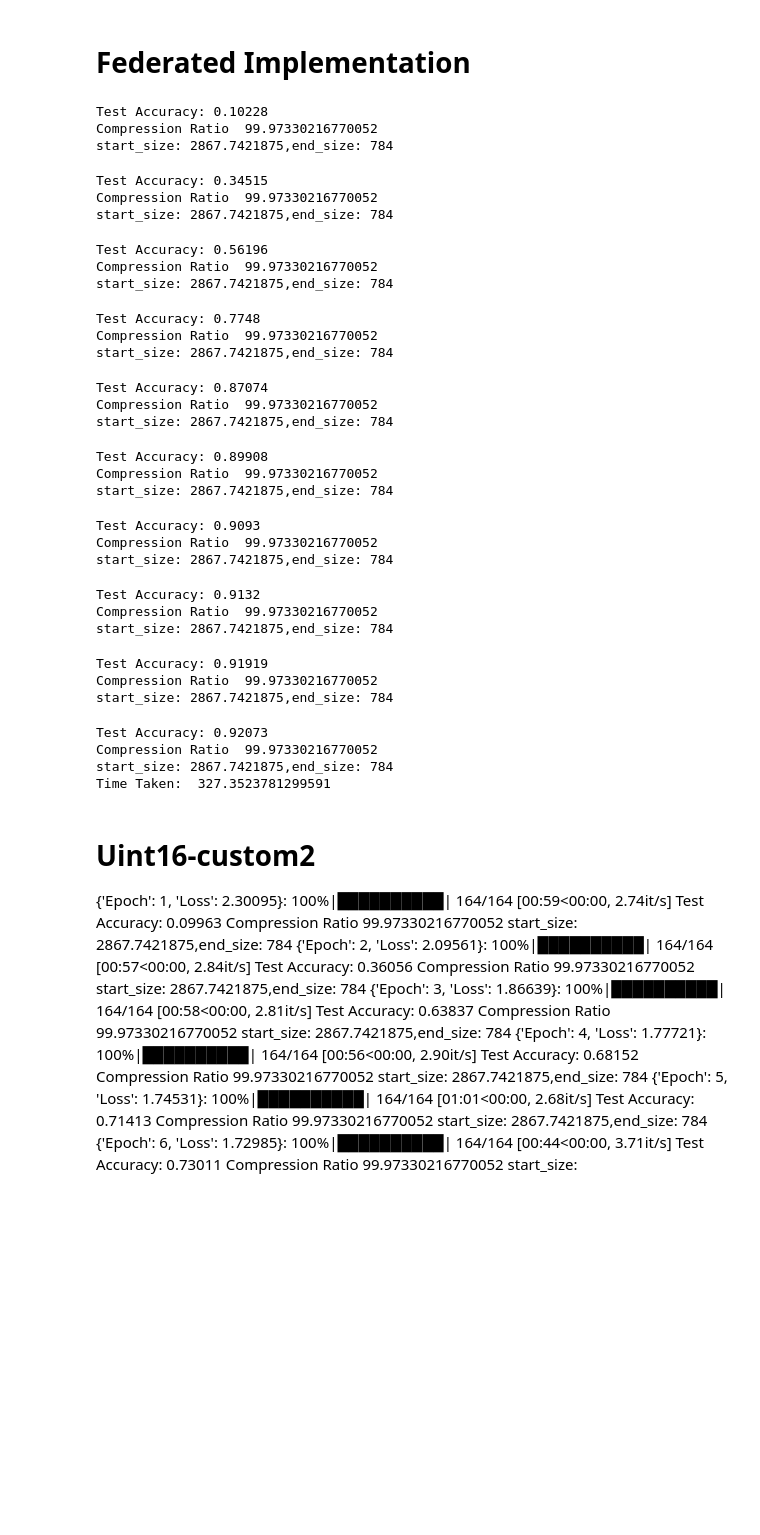
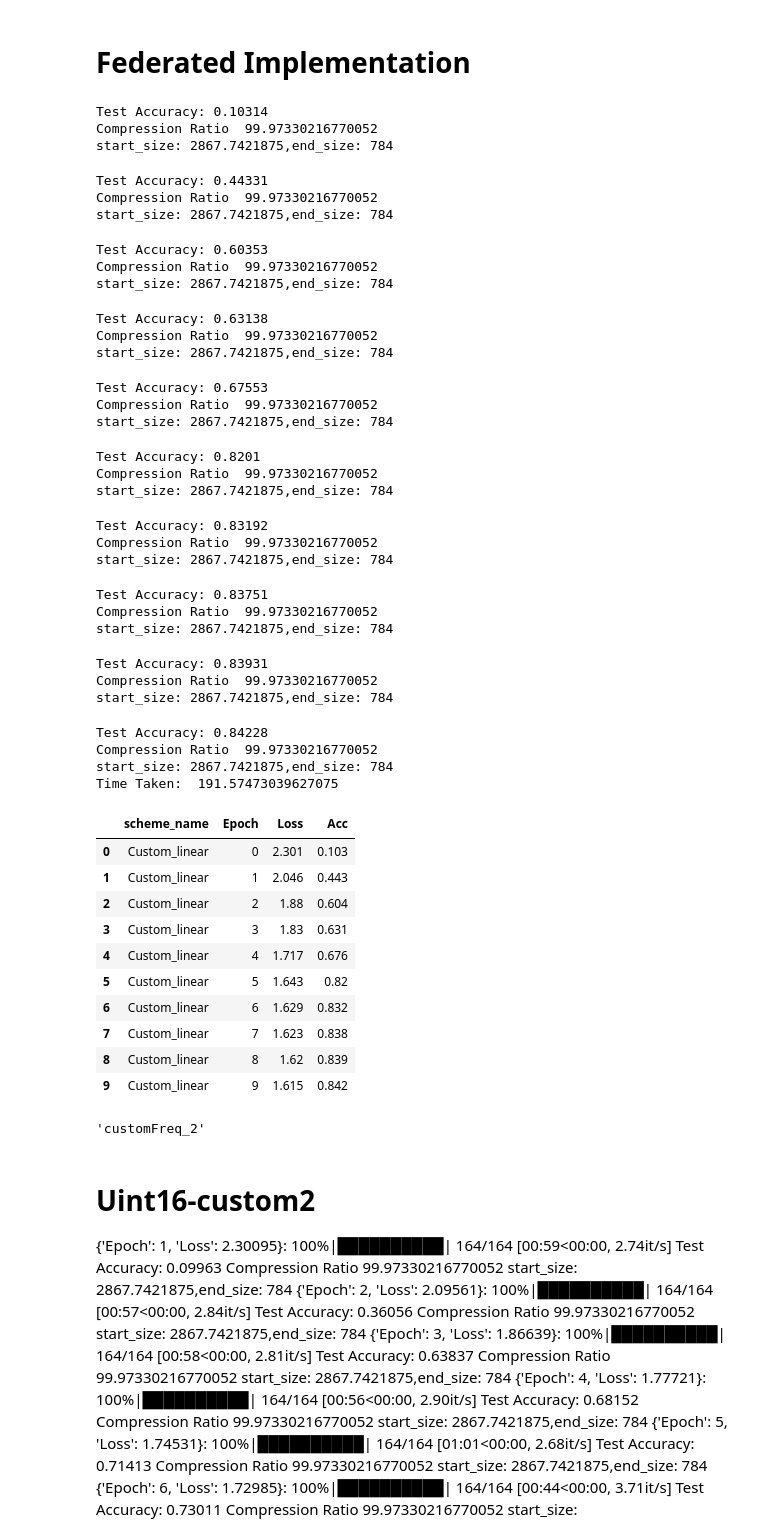
Before and after one commit to faiza-sfa/FedQuantization, a Jupyter notebook: phase_1_quantization_fed_implementation.ipynb, the cells around one changed output. Saved outputs shown, nothing was run; the diff lists cells and outputs as text; code cells hidden in the pictures; blank space fills up the shorter version.

Commit message:
automated_result_storing_phase_1

```diff
--- a/phase_1_quantization_fed_implementation.ipynb
+++ b/phase_1_quantization_fed_implementation.ipynb
@@ -242,7 +236,7 @@ After Quantization:  [ 8.      3.5     4.      0.75    2.5     0.0625  1.25    2
 import cv2
 
 
-class customCompression():
+class Custom_linear():
     def __init__(self, quantization_type = np.uint32):
         self.quantization_type = quantization_type
         #quantization_level from 0 to 100
@@ -322,7 +316,7 @@ print(sys.getsizeof(enc))
 # %%
 from scipy.fftpack import dct, idct
 
-class customFreq_1.5():
+class customFreq_1_5():
     # def __init__(self, precision_levels = [8, 4, 2]):
     def __init__(self, precision_levels = [32, 16, 8]):
         self.precision_levels = precision_levels
@@ -370,7 +364,7 @@ data = np.array(data, dtype = np.float32)
 
 print(data)
 data_type = np.uint16
-cmp = customFreq()
+cmp = customFreq_1_5()
 enc = cmp.encode(data) #quantization_level from 0 to 100
 print("Encoded",enc)
 
@@ -819,6 +824,8 @@ class MNIST_PAQ_COMP:
 		self.filename = filename
 		self.compression_ratio = 0
 		self.cmp=cmp
+		self.cell_column_names = ['scheme_name','Epoch','Loss','Acc']
+		self.cell = np.zeros((aggregate_epochs, len(self.cell_column_names)), dtype=object)
 
 	def define_model(self):
 		self.model = torch.nn.Sequential(
@@ -959,9 +966,14 @@ class MNIST_PAQ_COMP:
 			print("Test Accuracy:", round(test_acc.item(), 5))
 			print("Compression Ratio ", self.compression_ratio)
 			# print()
+			self.cell[epoch][0]=self.cmp.__class__.__name__
+			self.cell[epoch][1]=epoch
+			self.cell[epoch][2]= round(running_loss/client, 3)
+			self.cell[epoch][3]= round(test_acc.item(), 3)
+
 			print(f'start_size: {start_size/1024},end_size: {end_size}')
 			clients.close()
-		return agg_weight
+		return self.cell
 
 #%%
 # %%
@@ -975,43 +987,60 @@ tic = time.time()
 filename = f"saved_models_{epoch_time}"
 train_x, train_y, test_x, test_y = Dataset().load_csv()
 # cmp = customCompression(np.uint8)
-cmp = customFreq_2()
+# cmp = customFreq_2()
 
 # cmp = FP8()
 # cmp = QSGD(2,True)
+cmp = Custom_linear()
 m_8 = MNIST_PAQ_COMP(cmp = cmp, filename=filename, r=r, number_of_clients=number_of_clients, aggregate_epochs=aggregate_epochs, local_epochs=local_epochs)
 train_x, train_y = m_8.client_generator(train_x, train_y)
-agg_weights = m_8.train_aggregator({'x':train_x, 'y':train_y}, {'x':test_x, 'y':test_y})
+result = m_8.train_aggregator({'x':train_x, 'y':train_y}, {'x':test_x, 'y':test_y})
 print("Time Taken: ", time.time()-tic)
 # %% [output]
-Test Accuracy: 0.10228
+Test Accuracy: 0.10314
 Compression Ratio  99.97330216770052
 start_size: 2867.7421875,end_size: 784
-Test Accuracy: 0.34515
+Test Accuracy: 0.44331
 Compression Ratio  99.97330216770052
 start_size: 2867.7421875,end_size: 784
-Test Accuracy: 0.56196
+Test Accuracy: 0.60353
 Compression Ratio  99.97330216770052
 start_size: 2867.7421875,end_size: 784
-Test Accuracy: 0.7748
+Test Accuracy: 0.63138
 Compression Ratio  99.97330216770052
 start_size: 2867.7421875,end_size: 784
-Test Accuracy: 0.87074
+Test Accuracy: 0.67553
 Compression Ratio  99.97330216770052
 start_size: 2867.7421875,end_size: 784
-Test Accuracy: 0.89908
+Test Accuracy: 0.8201
 Compression Ratio  99.97330216770052
 start_size: 2867.7421875,end_size: 784
-Test Accuracy: 0.9093
+Test Accuracy: 0.83192
 Compression Ratio  99.97330216770052
 start_size: 2867.7421875,end_size: 784
-Test Accuracy: 0.9132
+Test Accuracy: 0.83751
 Compression Ratio  99.97330216770052
 start_size: 2867.7421875,end_size: 784
-Test Accuracy: 0.91919
+Test Accuracy: 0.83931
 Compression Ratio  99.97330216770052
 start_size: 2867.7421875,end_size: 784
-Test Accuracy: 0.92073
+Test Accuracy: 0.84228
 Compression Ratio  99.97330216770052
 start_size: 2867.7421875,end_size: 784
-Time Taken:  327.3523781299591
+Time Taken:  191.57473039627075
+# %%
+result =  pd.DataFrame(result, columns=m_8.cell_column_names)
+file_path = r'E:\MS_Thesis\Pre-defense-june\Results_for_update\scheme_ACC_LOSS_sheet.csv'
+display(result)
+# %% [output]
+|  | scheme_name | Epoch | Loss | Acc |
+| 0 | Custom_linear | 0 | 2.301 | 0.103 |
+| 1 | Custom_linear | 1 | 2.046 | 0.443 |
+| 2 | Custom_linear | 2 | 1.88 | 0.604 |
+| 3 | Custom_linear | 3 | 1.83 | 0.631 |
+| 4 | Custom_linear | 4 | 1.717 | 0.676 |
+| 5 | Custom_linear | 5 | 1.643 | 0.82 |
+| 6 | Custom_linear | 6 | 1.629 | 0.832 |
+| 7 | Custom_linear | 7 | 1.623 | 0.838 |
+| 8 | Custom_linear | 8 | 1.62 | 0.839 |
+| 9 | Custom_linear | 9 | 1.615 | 0.842 |
@@ -1018,3 +1082,7 @@ Time Taken:  327.3523781299591
+# %%
+m_8.cmp.__class__.__name__
+# %% [output]
+'customFreq_2'
 # %%
 {'Epoch': 1, 'Loss': 2.30103}: 100%|██████████| 164/164 [00:36<00:00,  4.53it/s]
 Test Accuracy: 0.10106
```
Also changed, not shown: parts of 10 cells of this notebook, 1 other file.
